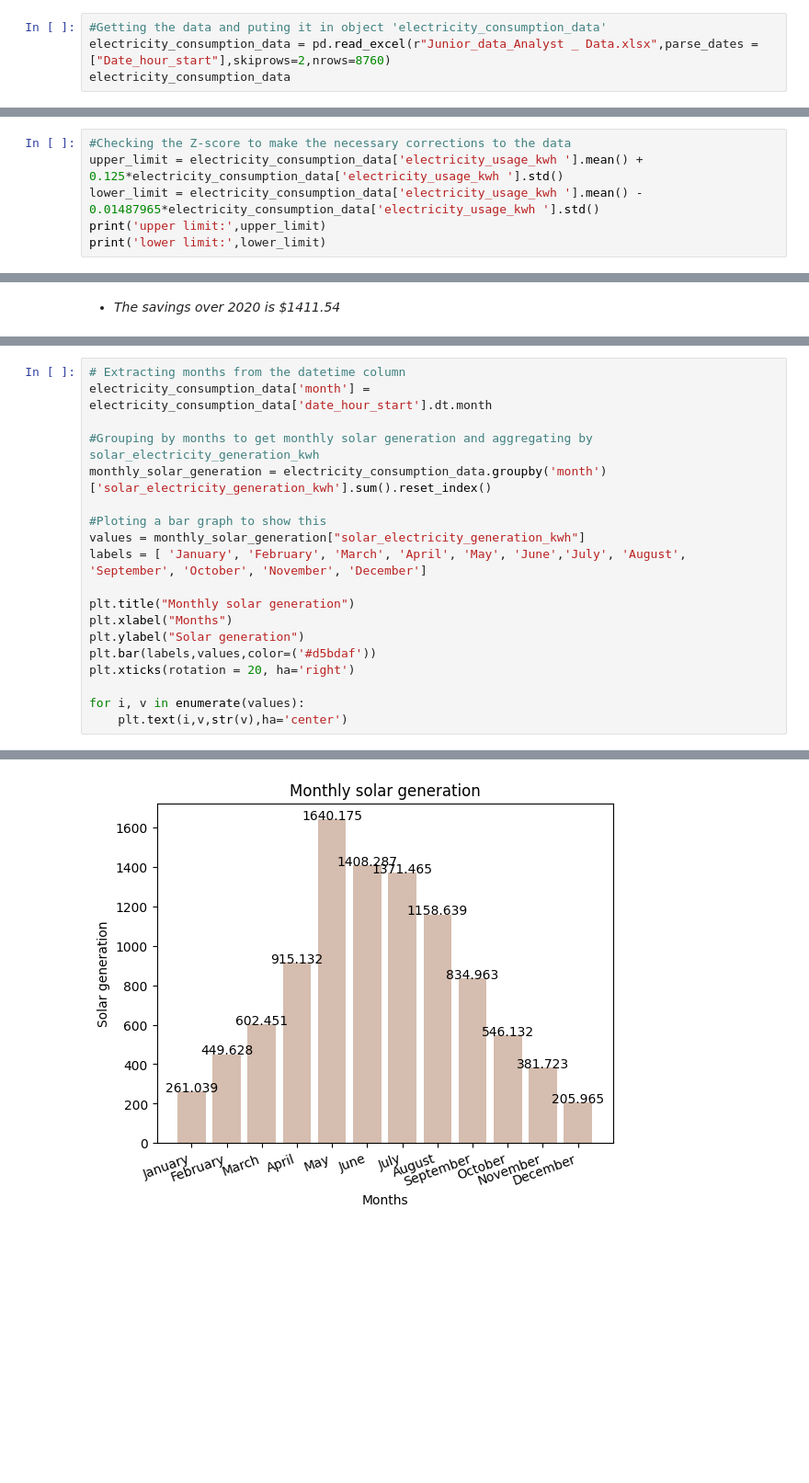
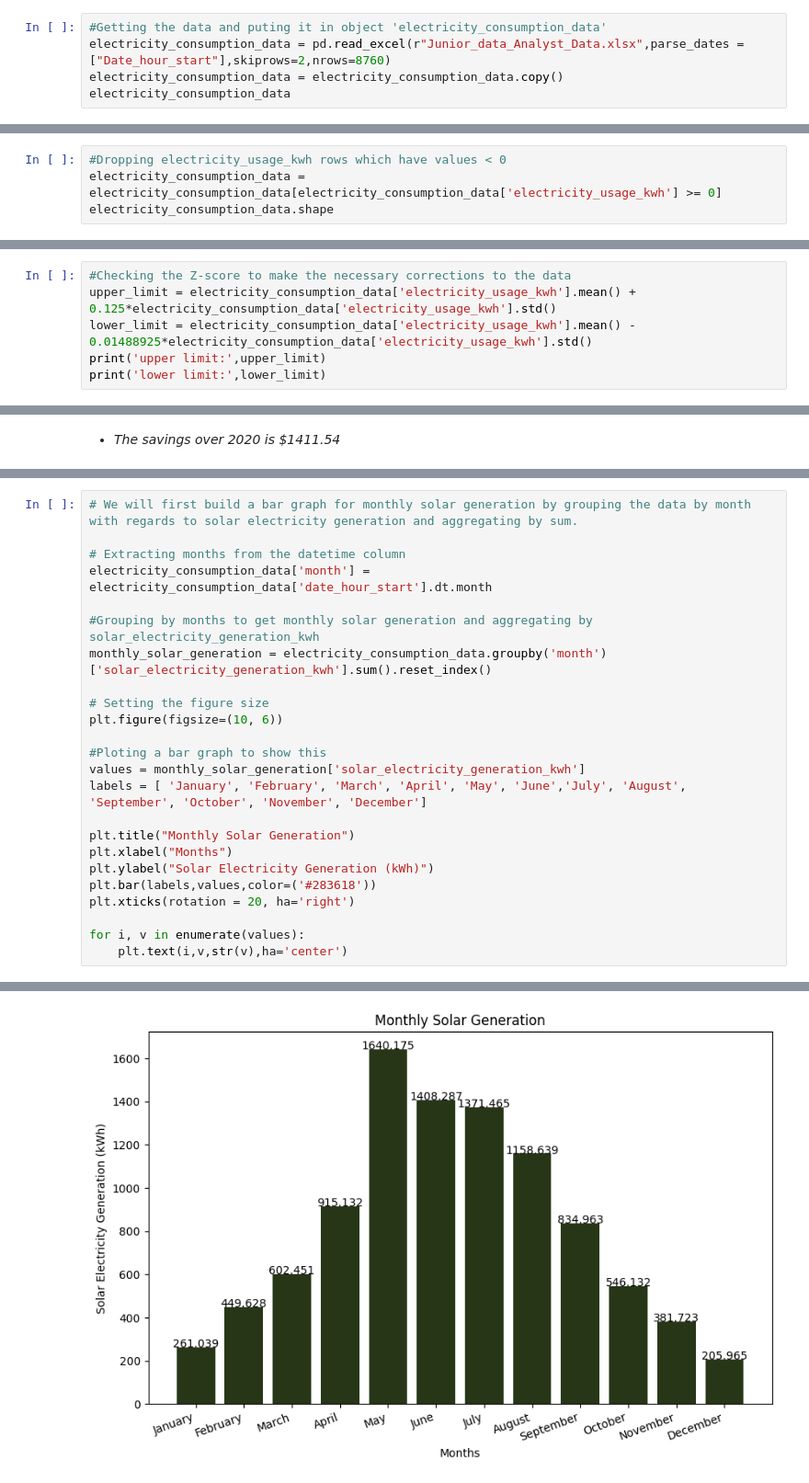
Before and after one commit to Ernestcollins15/Electricity-Consumption, a Jupyter notebook: electricity_consumption.ipynb, the cells around one changed output, grey strips where cells are left out. Shown: that part at 92% size. Cells and saved outputs as stored; diff of their text form; blank space fills up the shorter version.

```diff
--- a/electricity_consumption.ipynb
+++ b/electricity_consumption.ipynb
@@ -9,6 +10,7 @@ import plotly.express as px
 # %%
 #Getting the data and puting it in object 'electricity_consumption_data'
-electricity_consumption_data = pd.read_excel(r"Junior_data_Analyst _ Data.xlsx",parse_dates = ["Date_hour_start"],skiprows=2,nrows=8760)
+electricity_consumption_data = pd.read_excel(r"Junior_data_Analyst_Data.xlsx",parse_dates = ["Date_hour_start"],skiprows=2,nrows=8760)
+electricity_consumption_data = electricity_consumption_data.copy()
 electricity_consumption_data
 # %% [output]
 |  | Hour | Date_hour_start | Solar_electricity_generation_kWh | Electricity_usage_kWh |
@@ -102,0 +78,4 @@ Text(0.5, 1.0, 'Boxplot of Electricity usage')
+# %%
+#Dropping electricity_usage_kwh rows which have values < 0
+electricity_consumption_data = electricity_consumption_data[electricity_consumption_data['electricity_usage_kwh'] >= 0]
+electricity_consumption_data.shape
@@ -104,8 +120,8 @@ Text(0.5, 1.0, 'Boxplot of Electricity usage')
 * *Most of the data is concentrated under the 65 value. It is clear that in the above boxplot that the value above 65 is an outlier*
 # %%
 #Checking the Z-score to make the necessary corrections to the data
-upper_limit = electricity_consumption_data['electricity_usage_kwh '].mean() + 0.125*electricity_consumption_data['electricity_usage_kwh '].std()
-lower_limit = electricity_consumption_data['electricity_usage_kwh '].mean() - 0.01487965*electricity_consumption_data['electricity_usage_kwh '].std()
+upper_limit = electricity_consumption_data['electricity_usage_kwh'].mean() + 0.125*electricity_consumption_data['electricity_usage_kwh'].std()
+lower_limit = electricity_consumption_data['electricity_usage_kwh'].mean() - 0.01488925*electricity_consumption_data['electricity_usage_kwh'].std()
 print('upper limit:',upper_limit)
 print('lower limit:',lower_limit)
 # %% [output]
@@ -226,18 +256,23 @@ Savings Over 2020 1411.5358846759998
 # %%
+# We will first build a bar graph for monthly solar generation by grouping the data by month with regards to solar electricity generation and aggregating by sum.
+
 # Extracting months from the datetime column
 electricity_consumption_data['month'] = electricity_consumption_data['date_hour_start'].dt.month
 
 #Grouping by months to get monthly solar generation and aggregating by solar_electricity_generation_kwh
 monthly_solar_generation = electricity_consumption_data.groupby('month')['solar_electricity_generation_kwh'].sum().reset_index()
 
+# Setting the figure size
+plt.figure(figsize=(10, 6))
+
 #Ploting a bar graph to show this
-values = monthly_solar_generation["solar_electricity_generation_kwh"]
+values = monthly_solar_generation['solar_electricity_generation_kwh']
 labels = [ 'January', 'February', 'March', 'April', 'May', 'June','July', 'August', 'September', 'October', 'November', 'December']
 
-plt.title("Monthly solar generation")
+plt.title("Monthly Solar Generation")
 plt.xlabel("Months")
-plt.ylabel("Solar generation")
-plt.bar(labels,values,color=('#d5bdaf'))
+plt.ylabel("Solar Electricity Generation (kWh)")
+plt.bar(labels,values,color=('#283618'))
 plt.xticks(rotation = 20, ha='right')
 
 for i, v in enumerate(values):
@@ -251 +281 @@ See the caveats in the documentation: https://pandas.pydata.org/pandas-docs/stab
-[figure, old version]
+[figure, new version]
```
Also changed, not shown: parts of 47 cells of this notebook, 5 other files.
